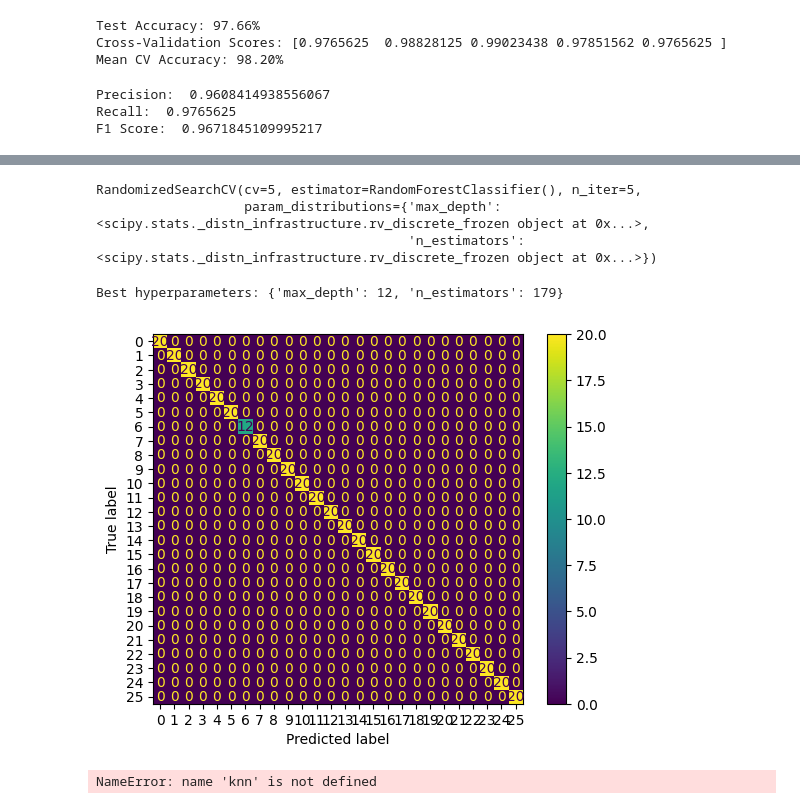
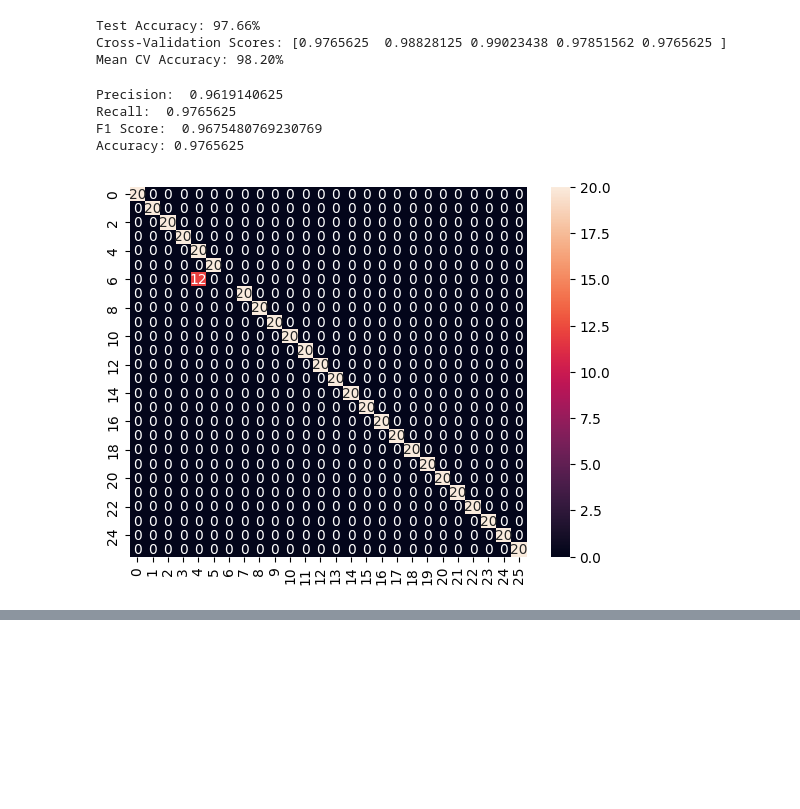
Before and after one commit to Samipthi/sign-language-translation, a Jupyter notebook: new.ipynb, the cells around one changed output, grey strips where cells are left out. Saved outputs shown, nothing was run; the diff lists cells and outputs as text; code cells hidden in the pictures; blank space fills up the shorter version.

```diff
--- a/new.ipynb
+++ b/new.ipynb
@@ -37,24 +137,30 @@ Mean CV Accuracy: 98.20%
 # %%
 from sklearn.metrics import confusion_matrix, roc_auc_score, precision_score, recall_score, f1_score, roc_auc_score
 
 # Confusion Matrix
 cm = confusion_matrix(y_test, y_predict)
 
 # Precision
 precision = precision_score(y_test, y_predict, average='weighted')
 print("Precision: ", precision)
 
 # Recall
 recall = recall_score(y_test, y_predict, average='weighted')
 print("Recall: ", recall)
 
 # F1 Score
 f1 = f1_score(y_test, y_predict, average='weighted')
 print("F1 Score: ", f1)
+
+import seaborn as sns
+sns.heatmap(cm, annot=True)
+print("Accuracy:", accuracy_score(y_test,y_predict))
 # %% [output]
-Precision:  0.9608414938556067
+Precision:  0.9619140625
 Recall:  0.9765625
-F1 Score:  0.9671845109995217
+F1 Score:  0.9675480769230769
+Accuracy: 0.9765625
+[figure, added]
 # %%
 import pickle
 import cv2
@@ -209,49 +315,3 @@ Traceback (most recent call last):
   File "c:\Users\samip\AppData\Local\Programs\Python\Python310\lib\site-packages\sklearn\base.py", line 443, in _check_n_features
     raise ValueError(
 ValueError: X has 84 features, but RandomForestClassifier is expecting 42 features as input.
-# %%
-param_dist = {'n_estimators': randint(50,500),
-              'max_depth': randint(1,20)}
-
-# Create a random forest classifier
-rf = RandomForestClassifier()
-
-# Use random search to find the best hyperparameters
-rand_search = RandomizedSearchCV(rf,
-                                 param_distributions = param_dist,
-                                 n_iter=5,
-                                 cv=5)
-
-# Fit the random search object to the data
-rand_search.fit(x_train, y_train)
-# %% [output]
-RandomizedSearchCV(cv=5, estimator=RandomForestClassifier(), n_iter=5,
-                   param_distributions={'max_depth': <scipy.stats._distn_infrastructure.rv_discrete_frozen object at 0x...>,
-                                        'n_estimators': <scipy.stats._distn_infrastructure.rv_discrete_frozen object at 0x...>})
-# %%
-best_rf = rand_search.best_estimator_
-
-# Print the best hyperparameters
-print('Best hyperparameters:',  rand_search.best_params_)
-# %% [output]
-Best hyperparameters: {'max_depth': 12, 'n_estimators': 179}
-# %%
-# Generate predictions with the best model
-y_pred = best_rf.predict(x_test)
-
-# Create the confusion matrix
-cm = confusion_matrix(y_test, y_pred)
-
-ConfusionMatrixDisplay(confusion_matrix=cm).plot();
-# %% [output]
-[figure, removed]
-# %%
-plt.plot(history.history['loss'], label='Training Loss')
-plt.plot(history.history['val_loss'], label='Validation Loss')
-plt.xlabel('Epochs')
-plt.ylabel('Loss')
-plt.title('Training and Validation Loss')
-plt.legend()
-plt.show()
-# %% [output]
-NameError: name 'knn' is not defined
```
Also changed, not shown: parts of 4 cells of this notebook.
